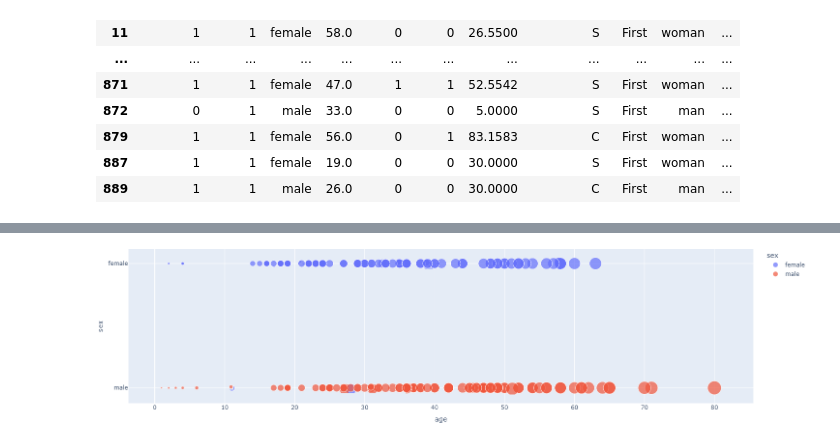
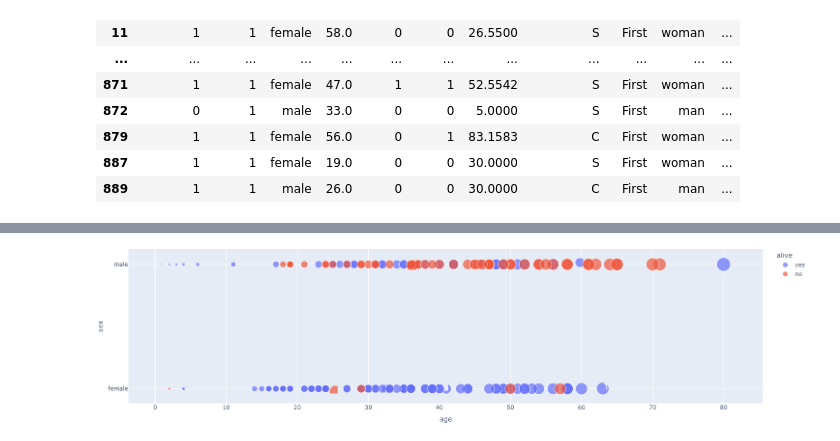
Before and after one commit to RHartley09/PlotlyDash, a Jupyter notebook: FirstDash.ipynb, the cells around one changed output, grey strips where cells are left out. Saved outputs shown, nothing was run; the diff lists cells and outputs as text; code cells hidden in the pictures.

```diff
--- a/FirstDash.ipynb
+++ b/FirstDash.ipynb
@@ -84,11 +73,11 @@ See Full Dataframe in Mito
 import plotly.express as px
 # %%
 # First figure shows the genders and ages of passengers
-fig1 = px.scatter(df, x="age", y="sex", color="sex", size="age")
-fig1.update_layout(margin=dict(l=0, r=0, b=0, t=0))
-fig1.show()
+fig = px.scatter(df, x="age", y="sex", color="alive", size="age")
+fig.update_layout(margin=dict(l=0, r=0, b=0, t=0))
+fig.show()
 # %% [output]
 [interactive output not drawn]
-[figure, old version]
+[figure, new version]
 # %%
 # Second figures shows the same as the first one, except now a third dimension is added showing survivors
```
Also changed, not shown: parts of 9 cells of this notebook, 13 other files.
